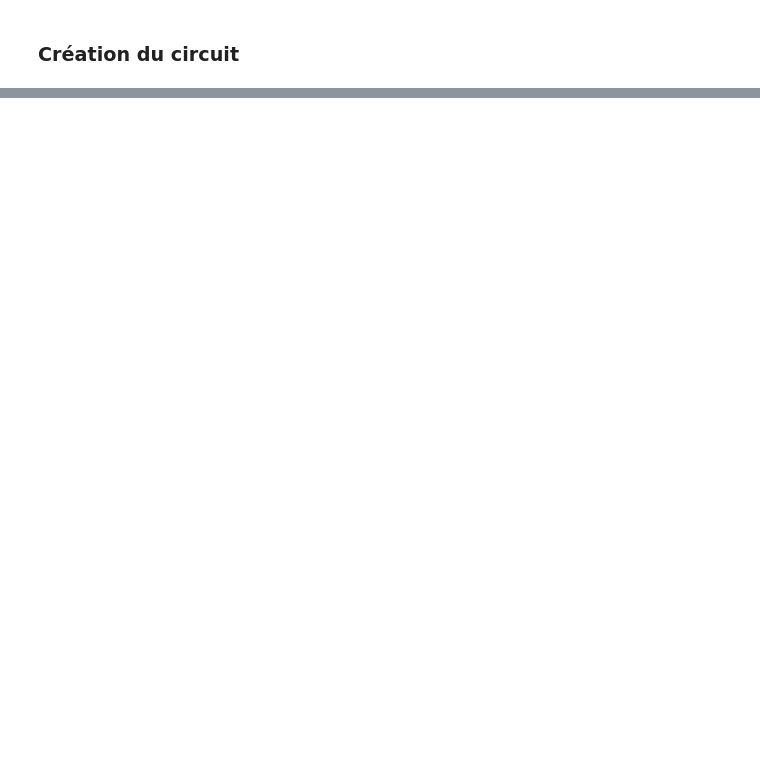
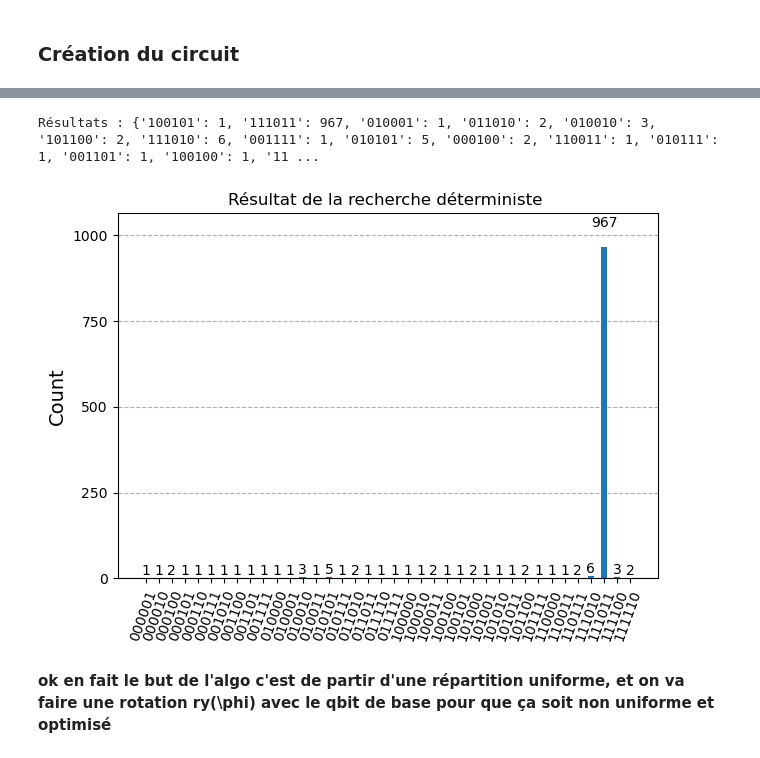
Before and after one commit to lilound/ptir_quantum, a Jupyter notebook: grover_with_auxilliary_qubits.ipynb, the cells around one changed output, grey strips where cells are left out. Drawn from its saved outputs; the diff is of its cells as text; code cells hidden in the pictures; blank space fills up the shorter version.

```diff
--- a/grover_with_auxilliary_qubits.ipynb
+++ b/grover_with_auxilliary_qubits.ipynb
@@ -80,0 +223,16 @@ circ.draw(output="mpl", style="iqp")
+# %%
+simulator = AerSimulator()
+
+# On décompose pour que le simulateur comprenne les portes complexes
+qc_compiled = qc_final.decompose().decompose()
+job = simulator.run(qc_compiled, shots=1024)
+result = job.result()
+counts = result.get_counts()
+
+print("Résultats :", counts)
+plot_histogram(counts, title="Résultat de la recherche déterministe ")
+# %% [output]
+Résultats : {'100101': 1, '111011': 967, '010001': 1, '011010': 2, '010010': 3, '101100': 2, '111010': 6, '001111': 1, '010101': 5, '000100': 2, '110011': 1, '010111': 1, '001101': 1, '100100': 1, '11 ...
+[figure, added]
+# %% [markdown]
+**ok en fait le but de l'algo c'est de partir d'une répartition uniforme, et on va faire une rotation ry(\phi) avec le qbit de base pour que ça soit non uniforme et optimisé**
```
Also changed, not shown: parts of 9 cells of this notebook, 1 other file.
